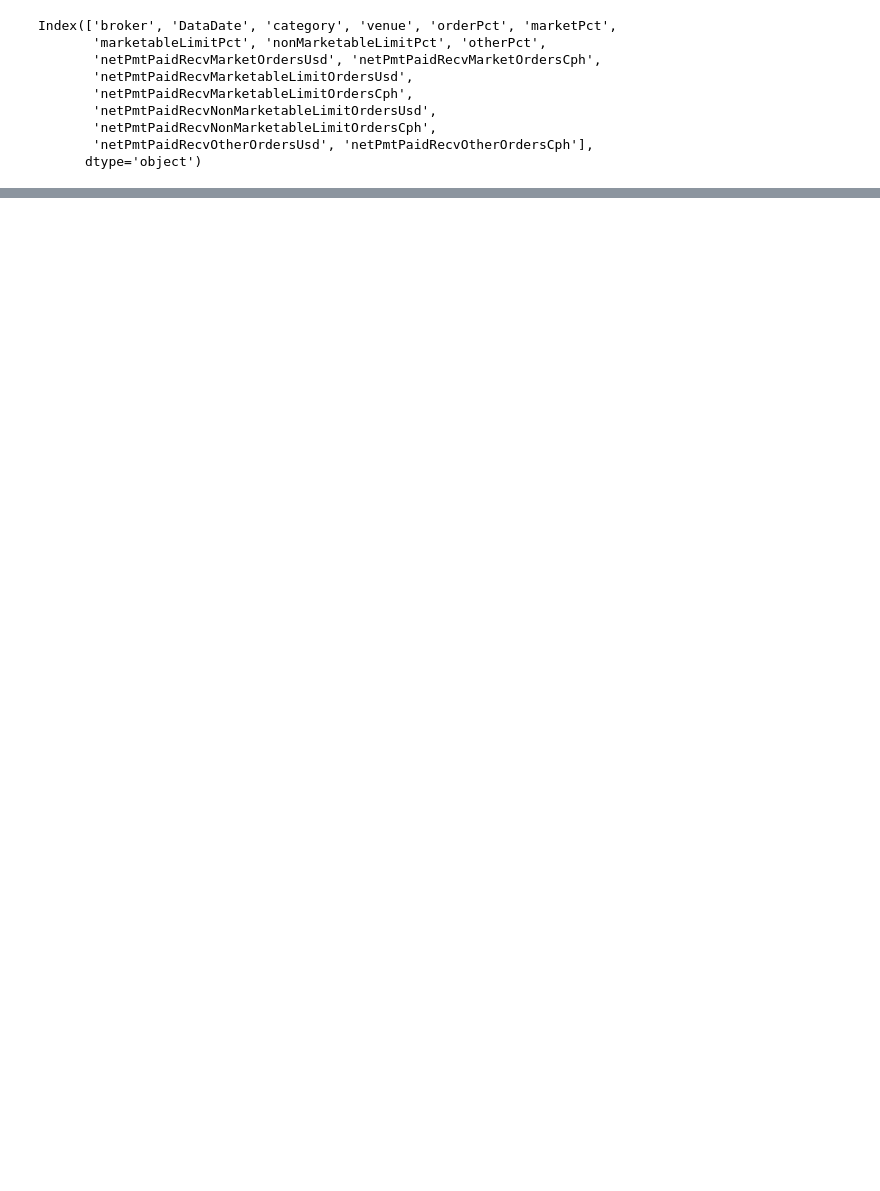
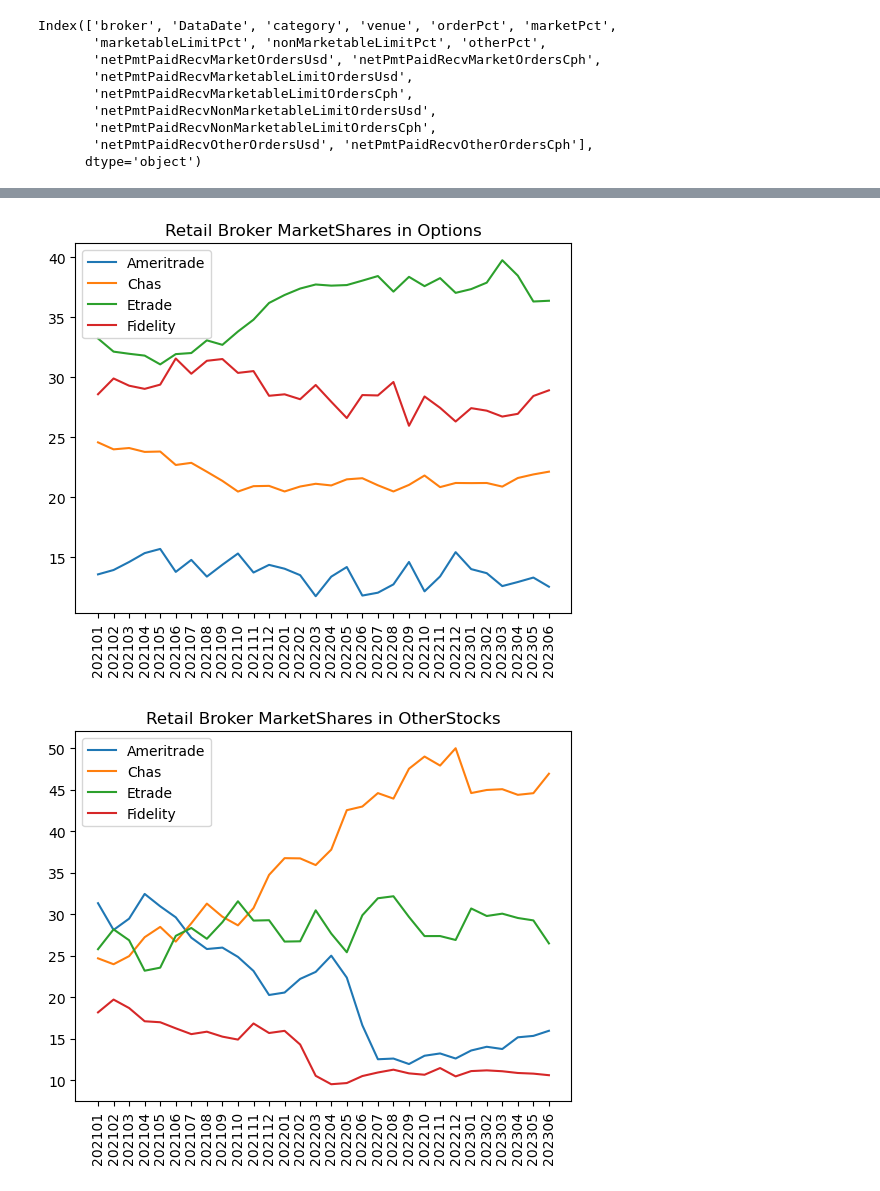
Before and after one commit to YUNYANSONG/SECReportsAnalysis, a Jupyter notebook: reports.ipynb, the cells around one changed output, grey strips where cells are left out. Cells and saved outputs as stored; diff of their text form; code cells hidden in the pictures; blank space fills up the shorter version.

```diff
--- a/reports.ipynb
+++ b/reports.ipynb
@@ -156,0 +216,22 @@ Cph_flow_mean
+# %%
+report606 = pd.concat(updated_group_list,axis=0)
+# %%
+report606.loc[(report606.DataDate==202108) & (report606.broker=="Fidelity") & (report606.category=="SP500"),"TotalShares"] = report606.loc[(report606.DataDate==202108) & (report606.broker=="Fidelity") & (report606.category=="SP500"),"TotalShares"]*0.1
+# %%
+TotalShares = report606.groupby(["category","broker","DataDate"]).head(1)[["category","broker","DataDate","TotalShares"]]
+TotalShares.reset_index(drop=True,inplace=True)
+# %%
+#for label,group in TotalShares.groupby(["category","DataDate"]):
+TotalShares["MarketShares"] = TotalShares.groupby(["category","DataDate"])["TotalShares"].transform(lambda x: x/np.sum(x))
+# %%
+from matplotlib import pyplot as plt
+for category, group in TotalShares.groupby(["category"]):
+    for broker, subgroup in group.groupby(["broker"]):
+        plt.plot(subgroup["DataDate"].astype(str),subgroup["MarketShares"]*100,label=broker[0])
+    plt.xticks(rotation=90)
+    plt.legend()
+    plt.title("Retail Broker MarketShares in {}".format(category[0]))
+    plt.show()
+# %% [output]
+[figure, added]
+[figure, added]
```
Also changed, not shown: parts of 42 cells of this notebook, 1 other file.
